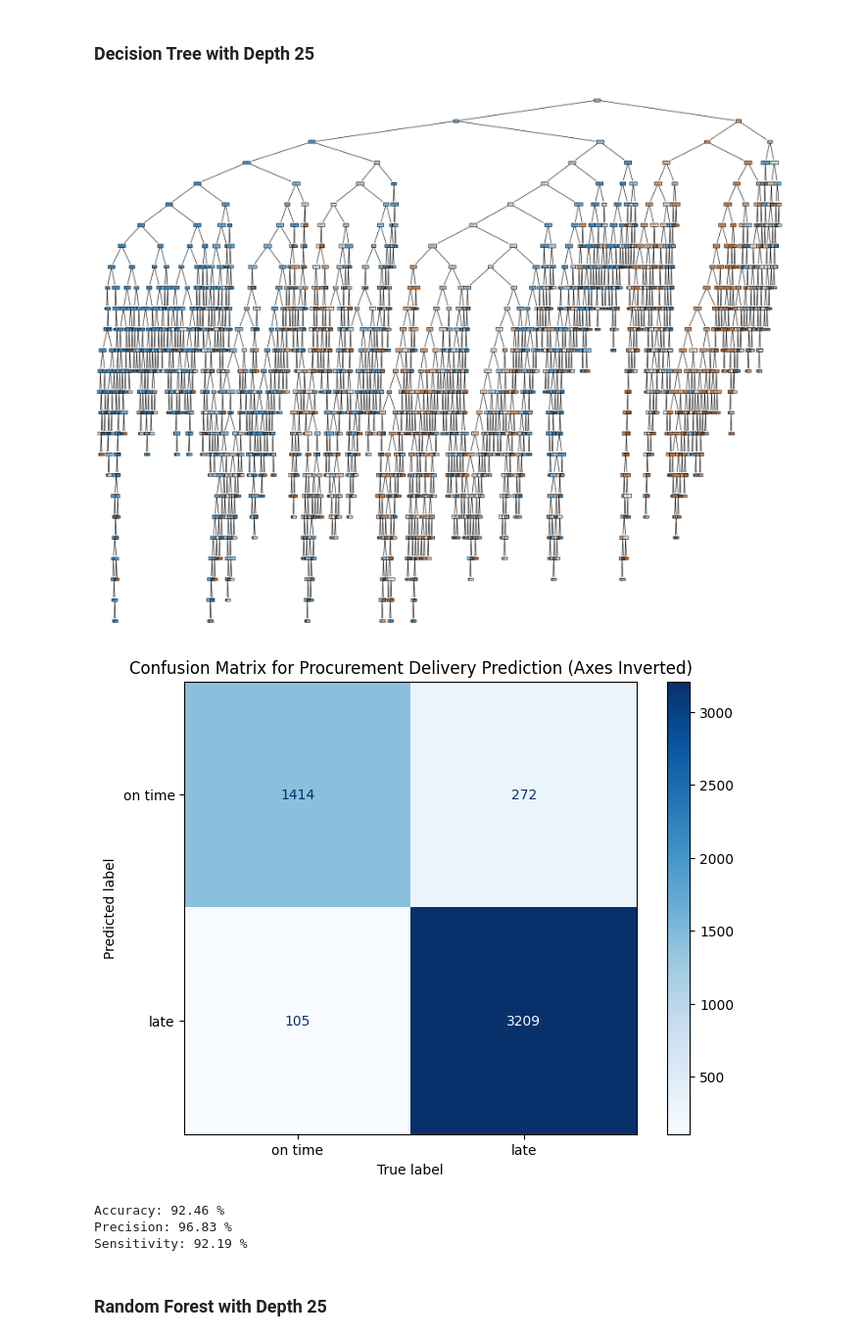
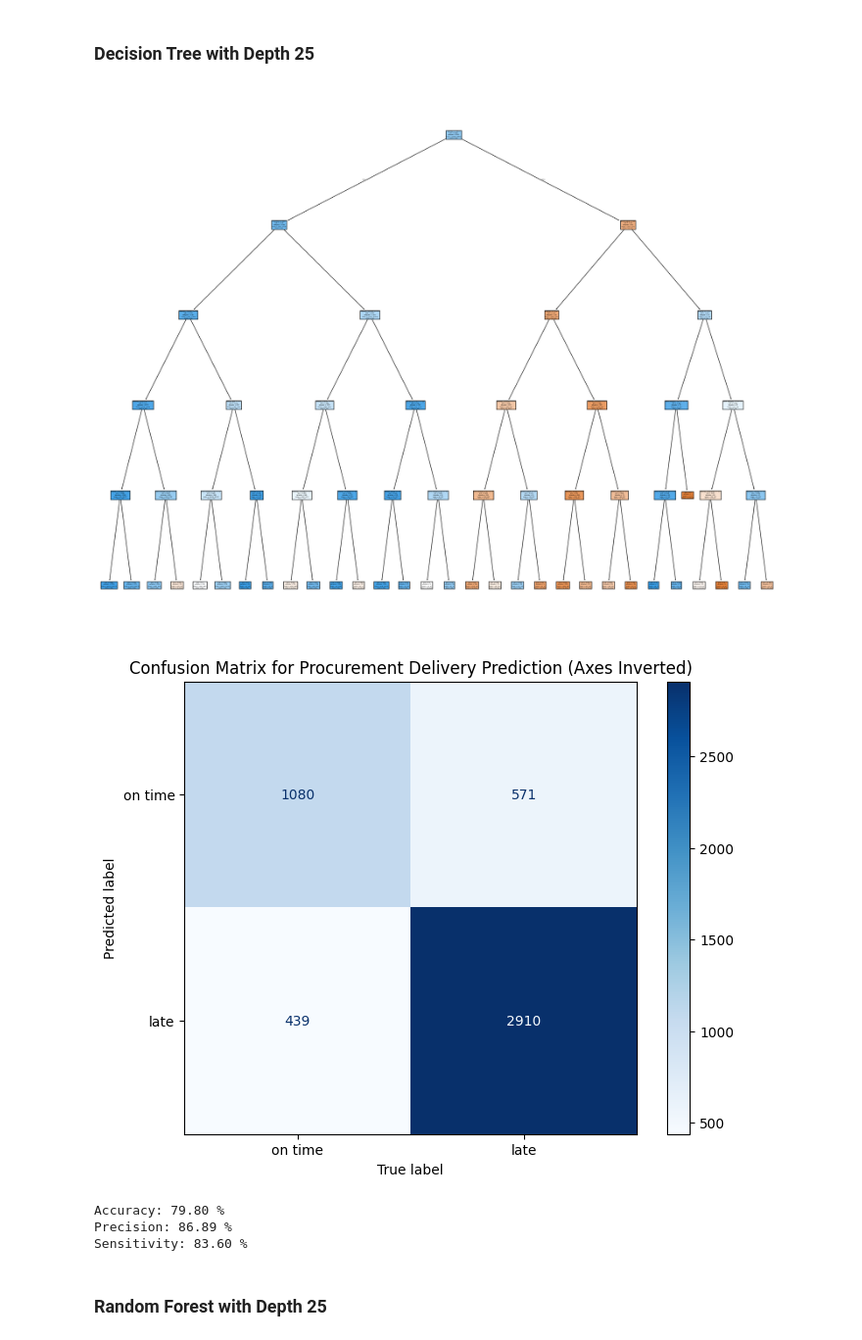
Before and after one commit to anantapdash/MBA_BusinessAnalytics_SalesPrediction, a Jupyter notebook: py_Final_CaseStudy.ipynb, the cells around one changed output. Shown at 98% size. Saved outputs shown, nothing was run; the diff lists cells and outputs as text; code cells hidden in the pictures.

```diff
--- a/py_Final_CaseStudy.ipynb
+++ b/py_Final_CaseStudy.ipynb
@@ -105,7 +105,7 @@ import os
 from datetime import datetime
 
 # Set the run ID and current date for file naming
-maxdepth = 25
+maxdepth = 5
 runID = 'DT_' + str(maxdepth) + '_Price_Catagorized_'
 now_str = datetime.now().strftime("%Y%m%d")
 
@@ -176,38 +176,38 @@ disp = ConfusionMatrixDisplay(confusion_matrix=cm_transposed,
 # Create a figure and plot
 fig, ax = plt.subplots(figsize=(8, 6))
 disp.plot(ax=ax, cmap='Blues')
 plt.xlabel('True label')  # This will now be on the x-axis
 plt.ylabel('Predicted label')  # This will now be on the y-axis
 plt.title('Confusion Matrix for Procurement Delivery Prediction (Axes Inverted)')
 plt.savefig('Confusion_matrix/'+runID+'confusion_matrix_v_'+now_str+'.png', dpi=300, bbox_inches='tight')
 plt.show()
 
 accuracy = accuracy_score(y_true = y_true , y_pred = y_pred)
 precision = precision_score(y_true = y_true , y_pred = y_pred)
 sensitivity = recall_score(y_true = y_true , y_pred = y_pred)
 
 print (f"Accuracy: {accuracy * 100:.2f} %")
 print (f"Precision: {precision * 100:.2f} %")
 print (f"Sensitivity: {sensitivity * 100:.2f} %")
 
 output_text = (
     f"Accuracy: {accuracy * 100:.2f} %\n"
     f"Precision: {precision * 100:.2f} %\n"
     f"Sensitivity: {sensitivity * 100:.2f} %"
 )
 
 # Create a figure
 fig, ax = plt.subplots(figsize=(6, 2))
 ax.axis('off')  # Hide axes
 plt.text(0.01, 0.5, output_text, fontsize=14, va='center', ha='left')
 plt.savefig(f'Performance_Measurement/{runID}metrics_output_{now_str}.png', bbox_inches='tight', dpi=300)
 plt.close()
 # %% [output]
-[figure, old version]
+[figure, new version]
-[figure, old version]
+[figure, new version]
-Accuracy: 92.46 %
-Precision: 96.83 %
-Sensitivity: 92.19 %
+Accuracy: 79.80 %
+Precision: 86.89 %
+Sensitivity: 83.60 %
 # %% [markdown]
 ### Random Forest  with Depth 25
 # %%
```
Also changed, not shown: parts of 3 cells of this notebook, 38 other files.
